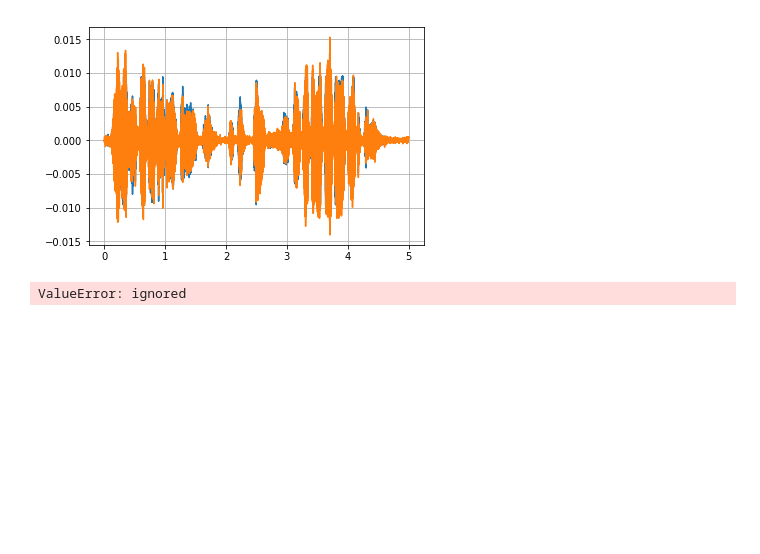
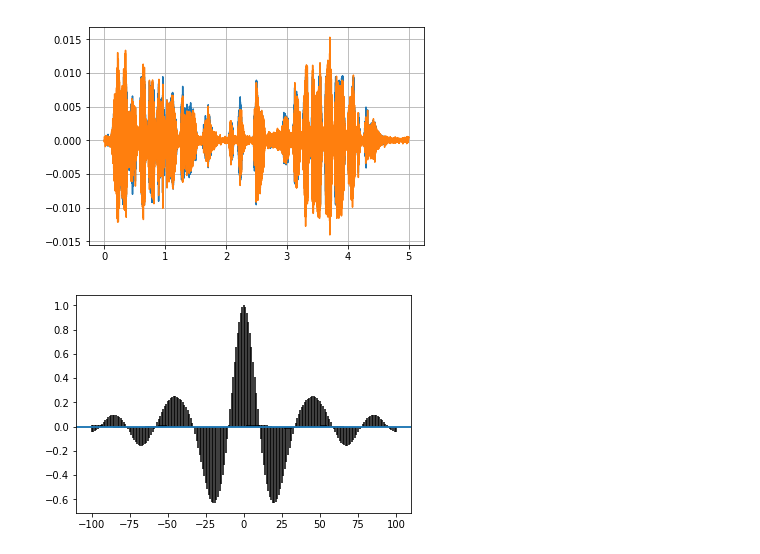
Before and after one commit to LuFernandez/PASA, a Jupyter notebook: informe.ipynb, the cells around one changed output. Cells and saved outputs as stored; diff of their text form; code cells hidden in the pictures; blank space fills up the shorter version.

```diff
--- a/informe.ipynb
+++ b/informe.ipynb
@@ -122,17 +122,19 @@ plt.show()
 # R = df.cov()
 # %%
 import scipy.sparse.linalg as sp
-# %%
-# R = np.cov(np.vstack(voice[:len(voice)//30]), bias = 1) #saco los primeros 3000 porque estaban en cero
-#hay que tomar intervalos y promediarlos
-R= np.corrcoef(np.vstack(voice[19*len(voice)//20:len(voice)//20]),np.vstack(voice[18*len(voice)//20:19*len(voice)//20]) )
-p = np.convolve(voice[19*len(voice)//20:len(voice)//20], voice_r[19*len(voice)//20:len(voice)//20], mode='same')
-# sigma2 = np.var(voice[10000:len(voice)//9])
-# sigma2d = np.var(voice_r[10000:len(voice)//9])
-# wo666 = sp.spsolve(A=R, b=p)
-Rinv = np.linalg.pinv(R)
-# %% [output]
-ValueError: ignored
+# %%
+N = len(voice)
+L = 100
+lR, R, _, _ =plt.xcorr(voice, voice, maxlags=L)
+R = R[L:]/N
+R = scipy.linalg.toeplitz(R)
+lp, p, _, _ =plt.xcorr(voice[:len(voice_r)], voice_r[:len(voice_r)], maxlags=L)
+p = p[L:]/N
+Rinv = np.linalg.inv(R)
+
+sigmad = np.sum(np.power(voice_r, 2))/len(voice_r)
+# %% [output]
+[figure, added]
 # %%
 def calc_optimum_filter(sigma2, Rinv, p):
     '''
```
Also changed, not shown: parts of 2 cells of this notebook.
